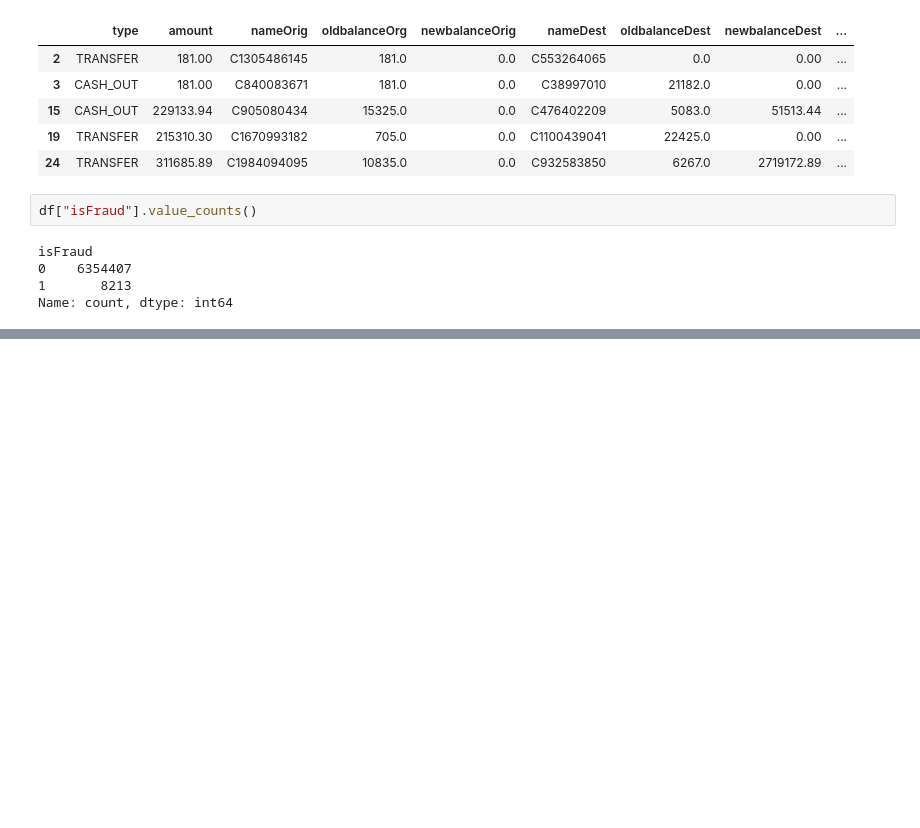
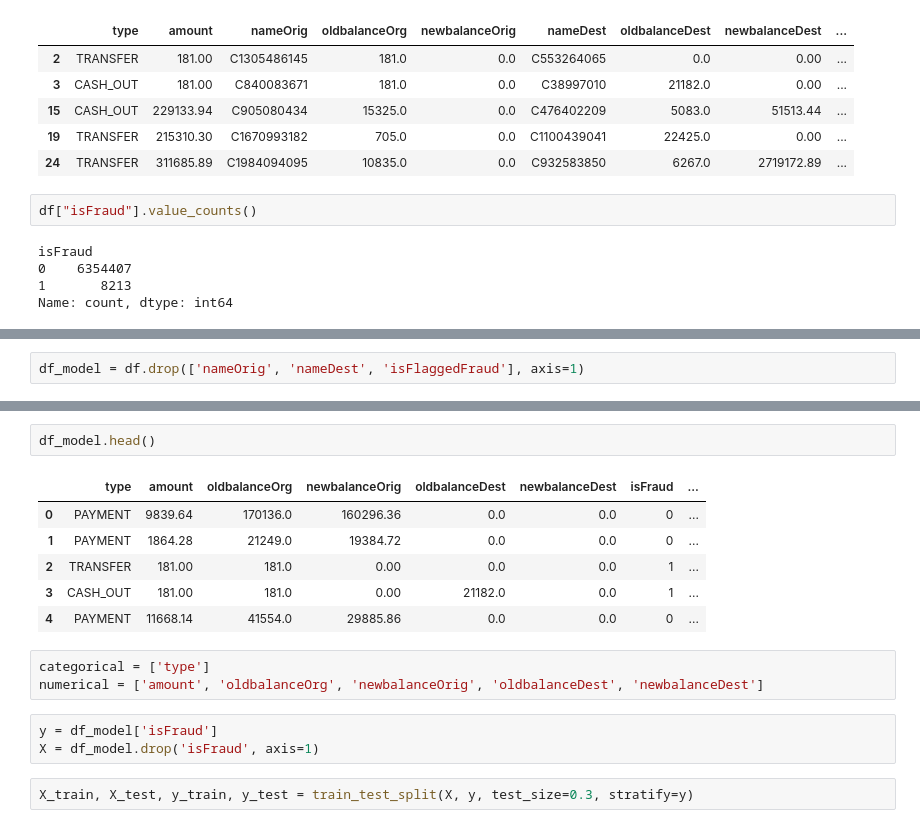
Before and after one commit to imakhxl/Financial-Fraud-Predicition-System, a Jupyter notebook: fraud.ipynb, the cells around one changed output, grey strips where cells are left out. Cells and saved outputs as stored; diff of their text form; blank space fills up the shorter version.

Commit message:
Set up model and pipeline

```diff
--- a/fraud.ipynb
+++ b/fraud.ipynb
@@ -285,0 +303,2 @@ Name: count, dtype: int64
+# %%
+df_model = df.drop(['nameOrig', 'nameDest', 'isFlaggedFraud'], axis=1)
@@ -285,0 +312,17 @@ Name: count, dtype: int64
+# %%
+df_model.head()
+# %% [output]
+|  | type | amount | oldbalanceOrg | newbalanceOrig | oldbalanceDest | newbalanceDest | isFraud | ... |
+| 0 | PAYMENT | 9839.64 | 170136.0 | 160296.36 | 0.0 | 0.0 | 0 | ... |
+| 1 | PAYMENT | 1864.28 | 21249.0 | 19384.72 | 0.0 | 0.0 | 0 | ... |
+| 2 | TRANSFER | 181.00 | 181.0 | 0.00 | 0.0 | 0.0 | 1 | ... |
+| 3 | CASH_OUT | 181.00 | 181.0 | 0.00 | 21182.0 | 0.0 | 1 | ... |
+| 4 | PAYMENT | 11668.14 | 41554.0 | 29885.86 | 0.0 | 0.0 | 0 | ... |
+# %%
+categorical = ['type']
+numerical = ['amount', 'oldbalanceOrg', 'newbalanceOrig', 'oldbalanceDest', 'newbalanceDest']
+# %%
+y = df_model['isFraud']
+X = df_model.drop('isFraud', axis=1)
+# %%
+X_train, X_test, y_train, y_test = train_test_split(X, y, test_size=0.3, stratify=y)
```
Also changed, not shown: parts of 5 cells of this notebook, 1 other file.
